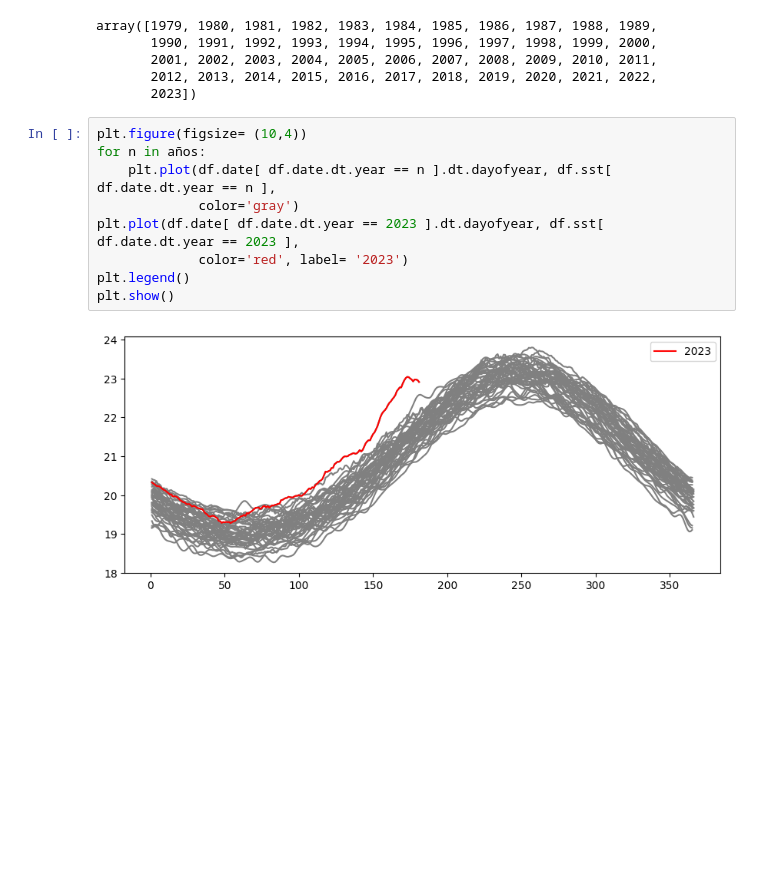
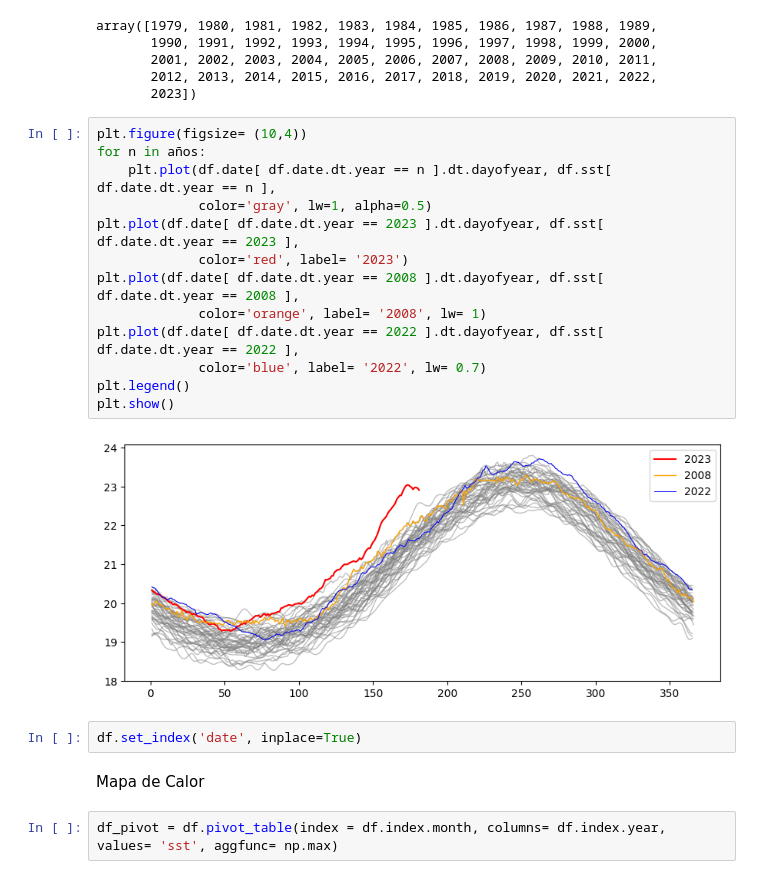
Before and after one commit to JhonZafra/Statistic_Concepts, a Jupyter notebook: SemanaIX/SeriesTiempo.ipynb, the cells around one changed output. Cells and saved outputs as stored; diff of their text form; blank space fills up the shorter version.

```diff
--- a/SemanaIX/SeriesTiempo.ipynb
+++ b/SemanaIX/SeriesTiempo.ipynb
@@ -269,11 +270,21 @@ array([1979, 1980, 1981, 1982, 1983, 1984, 1985, 1986, 1987, 1988, 1989,
 # %%
 plt.figure(figsize= (10,4))
 for n in años:
     plt.plot(df.date[ df.date.dt.year == n ].dt.dayofyear, df.sst[ df.date.dt.year == n ],
-             color='gray')
+             color='gray', lw=1, alpha=0.5)
 plt.plot(df.date[ df.date.dt.year == 2023 ].dt.dayofyear, df.sst[ df.date.dt.year == 2023 ],
              color='red', label= '2023')
+plt.plot(df.date[ df.date.dt.year == 2008 ].dt.dayofyear, df.sst[ df.date.dt.year == 2008 ],
+             color='orange', label= '2008', lw= 1)
+plt.plot(df.date[ df.date.dt.year == 2022 ].dt.dayofyear, df.sst[ df.date.dt.year == 2022 ],
+             color='blue', label= '2022', lw= 0.7)
 plt.legend()
 plt.show()
 # %% [output]
-[figure, old version]
+[figure, new version]
+# %%
+df.set_index('date', inplace=True)
+# %% [markdown]
+Mapa de Calor
+# %%
+df_pivot = df.pivot_table(index = df.index.month, columns= df.index.year, values= 'sst', aggfunc= np.max)
```
Also changed, not shown: parts of 10 cells of this notebook.
